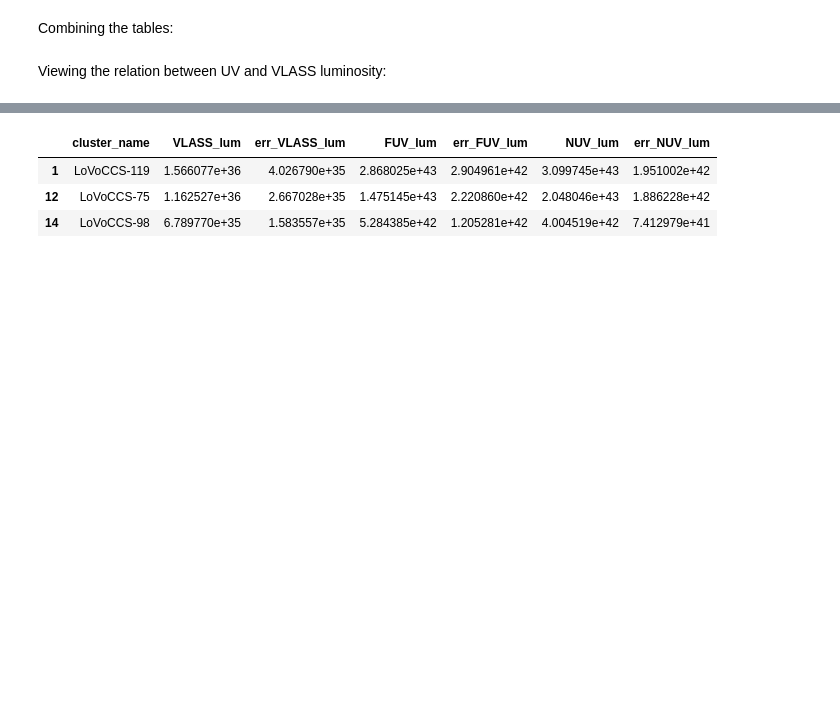
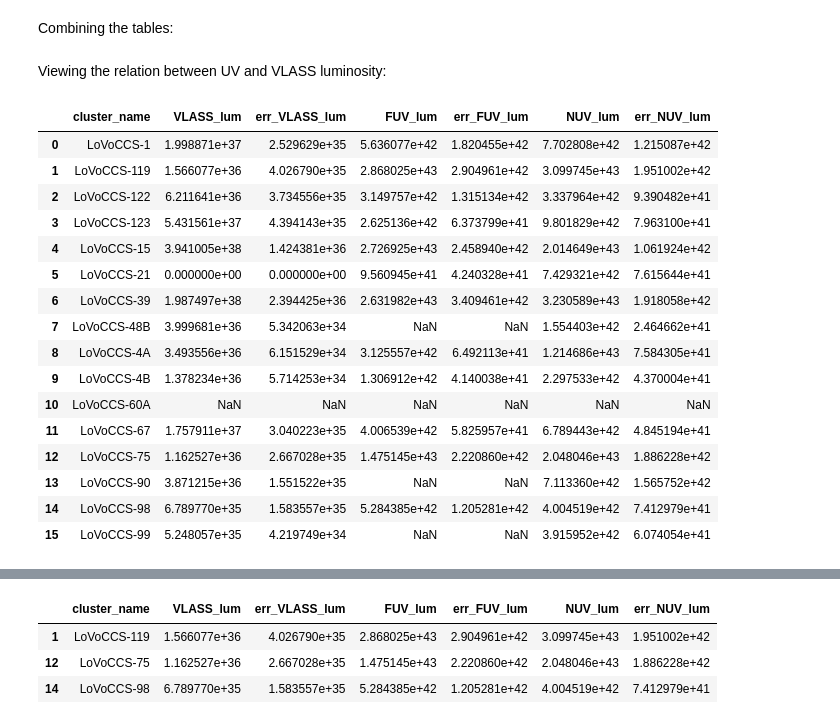
Before and after one commit to LoVoCCS/LoVoCCS-BCG-Ident, a Jupyter notebook: VLASS_GALEX_luminosities.ipynb, the cells around one changed output, grey strips where cells are left out. Saved outputs shown, nothing was run; the diff lists cells and outputs as text; code cells hidden in the pictures; blank space fills up the shorter version.

```diff
--- a/VLASS_GALEX_luminosities.ipynb
+++ b/VLASS_GALEX_luminosities.ipynb
@@ -274,6 +274,26 @@ Combining the tables:
 bcg1_onematch_vlass_galex_lums = pd.merge(bcg1_single_match_vlass_lums, bcg1_single_match_galex_lums, on='cluster_name')
 # %% [markdown]
 Viewing the relation between UV and VLASS luminosity:
+# %%
+bcg1_onematch_vlass_galex_lums
+# %% [output]
+|  | cluster_name | VLASS_lum | err_VLASS_lum | FUV_lum | err_FUV_lum | NUV_lum | err_NUV_lum |
+| 0 | LoVoCCS-1 | 1.998871e+37 | 2.529629e+35 | 5.636077e+42 | 1.820455e+42 | 7.702808e+42 | 1.215087e+42 |
+| 1 | LoVoCCS-119 | 1.566077e+36 | 4.026790e+35 | 2.868025e+43 | 2.904961e+42 | 3.099745e+43 | 1.951002e+42 |
+| 2 | LoVoCCS-122 | 6.211641e+36 | 3.734556e+35 | 3.149757e+42 | 1.315134e+42 | 3.337964e+42 | 9.390482e+41 |
+| 3 | LoVoCCS-123 | 5.431561e+37 | 4.394143e+35 | 2.625136e+42 | 6.373799e+41 | 9.801829e+42 | 7.963100e+41 |
+| 4 | LoVoCCS-15 | 3.941005e+38 | 1.424381e+36 | 2.726925e+43 | 2.458940e+42 | 2.014649e+43 | 1.061924e+42 |
+| 5 | LoVoCCS-21 | 0.000000e+00 | 0.000000e+00 | 9.560945e+41 | 4.240328e+41 | 7.429321e+42 | 7.615644e+41 |
+| 6 | LoVoCCS-39 | 1.987497e+38 | 2.394425e+36 | 2.631982e+43 | 3.409461e+42 | 3.230589e+43 | 1.918058e+42 |
+| 7 | LoVoCCS-48B | 3.999681e+36 | 5.342063e+34 | NaN | NaN | 1.554403e+42 | 2.464662e+41 |
+| 8 | LoVoCCS-4A | 3.493556e+36 | 6.151529e+34 | 3.125557e+42 | 6.492113e+41 | 1.214686e+43 | 7.584305e+41 |
+| 9 | LoVoCCS-4B | 1.378234e+36 | 5.714253e+34 | 1.306912e+42 | 4.140038e+41 | 2.297533e+42 | 4.370004e+41 |
+| 10 | LoVoCCS-60A | NaN | NaN | NaN | NaN | NaN | NaN |
+| 11 | LoVoCCS-67 | 1.757911e+37 | 3.040223e+35 | 4.006539e+42 | 5.825957e+41 | 6.789443e+42 | 4.845194e+41 |
+| 12 | LoVoCCS-75 | 1.162527e+36 | 2.667028e+35 | 1.475145e+43 | 2.220860e+42 | 2.048046e+43 | 1.886228e+42 |
+| 13 | LoVoCCS-90 | 3.871215e+36 | 1.551522e+35 | NaN | NaN | 7.113360e+42 | 1.565752e+42 |
+| 14 | LoVoCCS-98 | 6.789770e+35 | 1.583557e+35 | 5.284385e+42 | 1.205281e+42 | 4.004519e+42 | 7.412979e+41 |
+| 15 | LoVoCCS-99 | 5.248057e+35 | 4.219749e+34 | NaN | NaN | 3.915952e+42 | 6.074054e+41 |
 # %%
 fig, ax_arr = plt.subplots(ncols=2, figsize=(12.5, 6))
 
```
Also changed, not shown: parts of 1 cell of this notebook, 2 other files.
